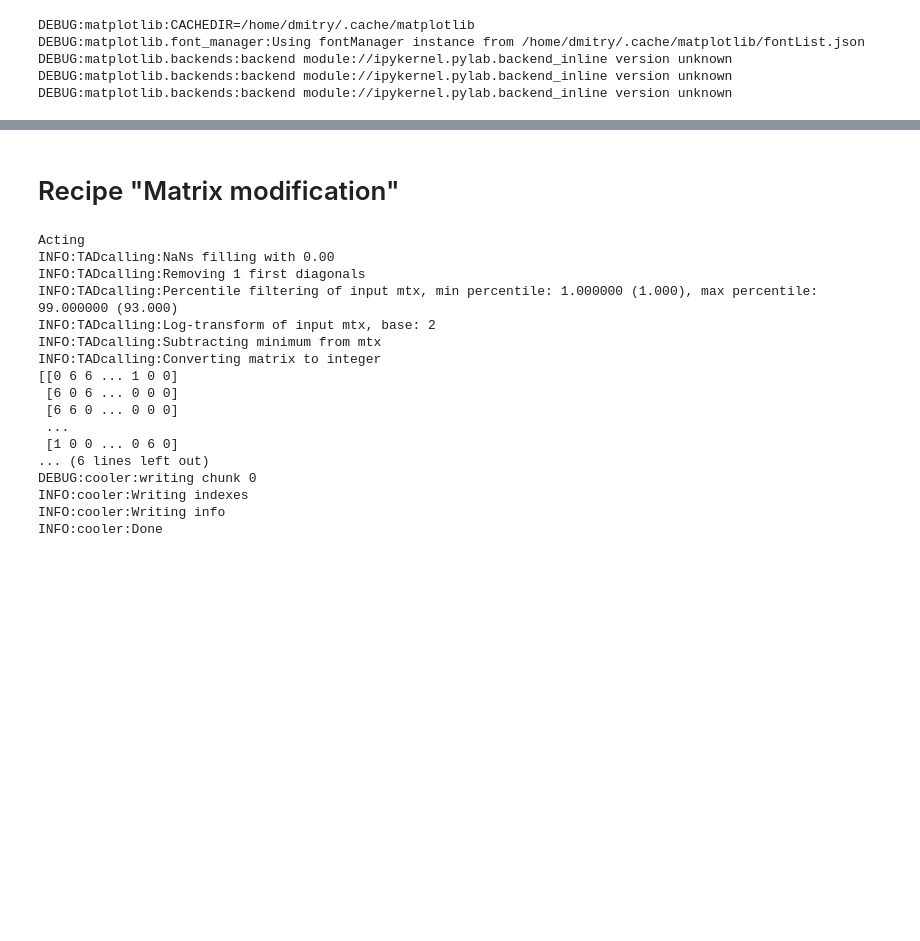
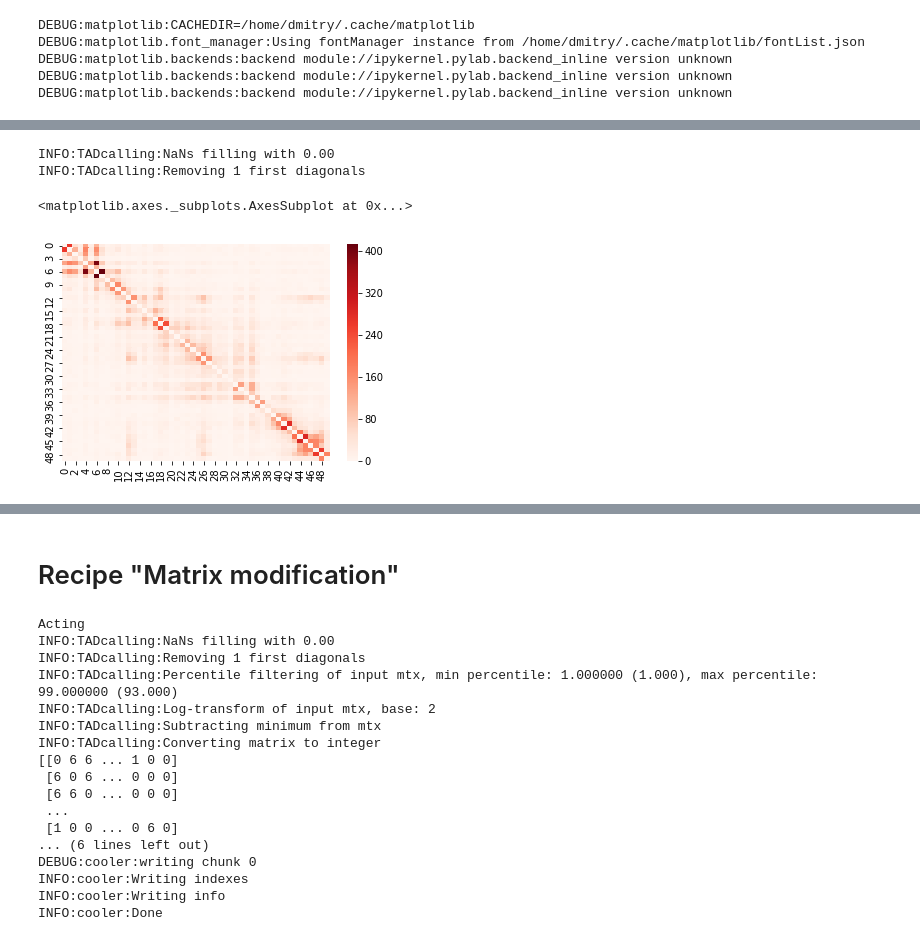
Before and after one commit to dmitrymyl/TADselect, a Jupyter notebook: examples/example_InteractionMatrix.ipynb, the cells around one changed output, grey strips where cells are left out. Cells and saved outputs as stored; diff of their text form; code cells hidden in the pictures; blank space fills up the shorter version.

```diff
--- a/examples/example_InteractionMatrix.ipynb
+++ b/examples/example_InteractionMatrix.ipynb
@@ -18,0 +50,8 @@ TADcalling.set_verbosity('INFO')
+# %%
+removed = mtx.remove_diagonal(1, 0).as_array()
+sns.heatmap(removed[100:150, 100:150], cmap='Reds')
+# %% [output]
+INFO:TADcalling:NaNs filling with 0.00
+INFO:TADcalling:Removing 1 first diagonals
+<matplotlib.axes._subplots.AxesSubplot at 0x...>
+[figure, added]
```
Also changed, not shown: parts of 6 cells of this notebook, 4 other files.
